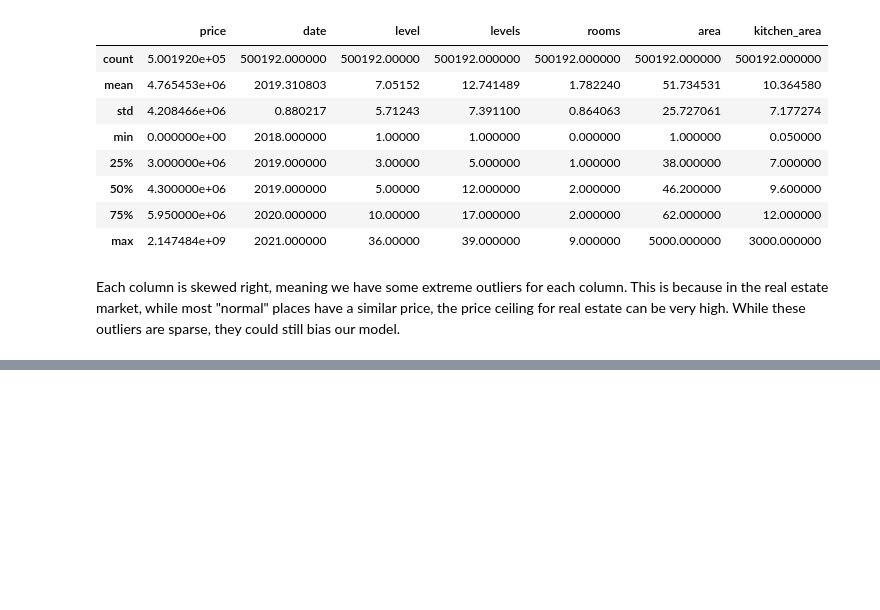
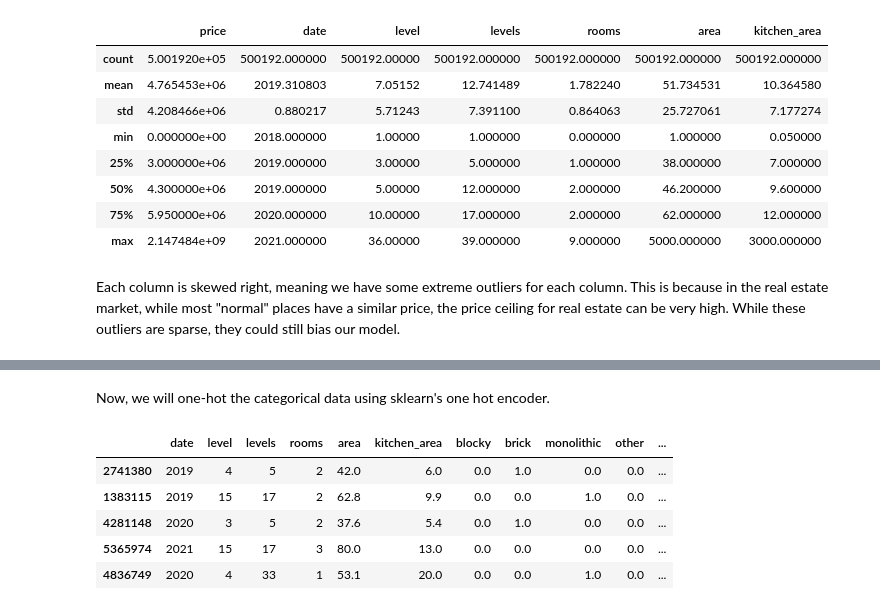
Before and after one commit to COGS118A/Group005-SP23, a Jupyter notebook: prelim.ipynb, the cells around one changed output, grey strips where cells are left out. Saved outputs shown, nothing was run; the diff lists cells and outputs as text; code cells hidden in the pictures; blank space fills up the shorter version.

```diff
--- a/prelim.ipynb
+++ b/prelim.ipynb
@@ -119,0 +141,24 @@ Each variable seems to have a weak
+# %% [markdown]
+Now, we will one-hot the categorical data using sklearn's one hot encoder.
+# %%
+from sklearn.preprocessing import OneHotEncoder
+
+for col in ['building_type', 'object_type']:
+
+    one_hot = OneHotEncoder()
+    one_hot.fit(X_train[[col]])
+
+    X_train.loc[:, one_hot.categories_[0]] = one_hot.transform(X_train[[col]]).todense()
+    X_test.loc[:, one_hot.categories_[0]] = one_hot.transform(X_test[[col]]).todense()
+
+    X_train = X_train.drop(col, axis=1)
+    X_test = X_test.drop(col, axis=1)
+
+X_train.sample(5)
+# %% [output]
+|  | date | level | levels | rooms | area | kitchen_area | blocky | brick | monolithic | other | ... |
+| 2741380 | 2019 | 4 | 5 | 2 | 42.0 | 6.0 | 0.0 | 1.0 | 0.0 | 0.0 | ... |
+| 1383115 | 2019 | 15 | 17 | 2 | 62.8 | 9.9 | 0.0 | 0.0 | 1.0 | 0.0 | ... |
+| 4281148 | 2020 | 3 | 5 | 2 | 37.6 | 5.4 | 0.0 | 1.0 | 0.0 | 0.0 | ... |
+| 5365974 | 2021 | 15 | 17 | 3 | 80.0 | 13.0 | 0.0 | 0.0 | 0.0 | 0.0 | ... |
+| 4836749 | 2020 | 4 | 33 | 1 | 53.1 | 20.0 | 0.0 | 0.0 | 1.0 | 0.0 | ... |
```
Also changed, not shown: parts of 18 cells of this notebook.
